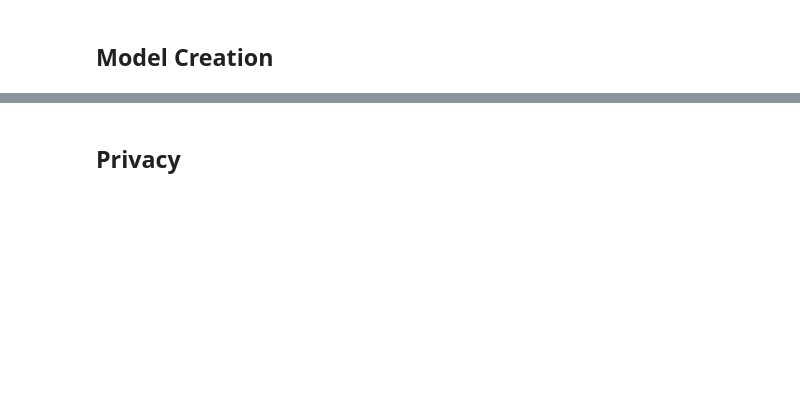
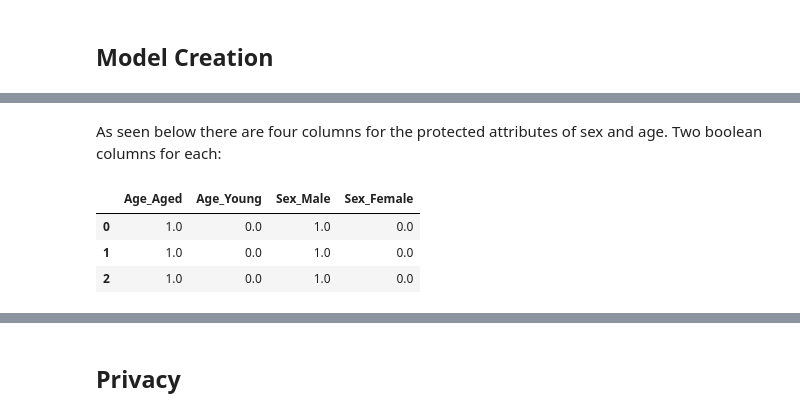
Before and after one commit to stef4k/responsible-data-science-project, a Jupyter notebook: wf-project-01.ipynb, the cells around one changed output, grey strips where cells are left out. Drawn from its saved outputs; the diff is of its cells as text; code cells hidden in the pictures; blank space fills up the shorter version.

```diff
--- a/wf-project-01.ipynb
+++ b/wf-project-01.ipynb
@@ -128,0 +214,9 @@ disp.plot()
+# %% [markdown]
+As seen below there are four columns for the protected attributes of sex and age. Two boolean columns for each:
+# %%
+fairness_dataset[['Age_Aged', 'Age_Young', 'Sex_Male', 'Sex_Female']].head(3)
+# %% [output]
+|  | Age_Aged | Age_Young | Sex_Male | Sex_Female |
+| 0 | 1.0 | 0.0 | 1.0 | 0.0 |
+| 1 | 1.0 | 0.0 | 1.0 | 0.0 |
+| 2 | 1.0 | 0.0 | 1.0 | 0.0 |
```
Also changed, not shown: parts of 27 cells of this notebook, 2 other files.
